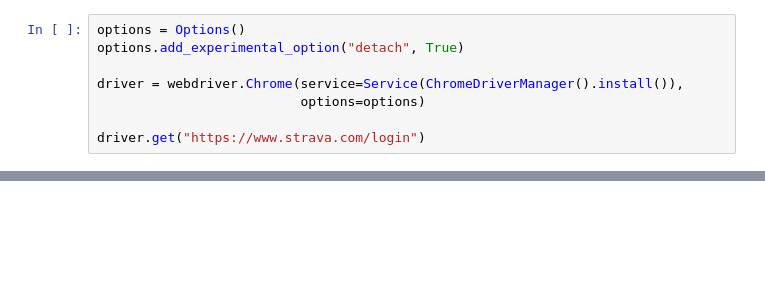
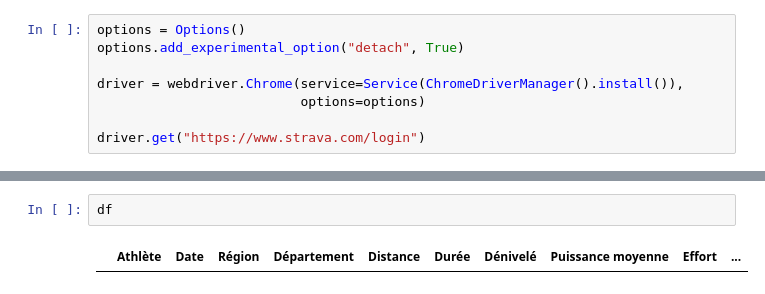
Before and after one commit to ArtusDLV/Webscrapping-Projet, a Jupyter notebook: Scraping Strava - Artus Chapelain.ipynb, the cells around one changed output, grey strips where cells are left out. Cells and saved outputs as stored; diff of their text form; blank space fills up the shorter version.

```diff
--- a/Scraping Strava - Artus Chapelain.ipynb
+++ b/Scraping Strava - Artus Chapelain.ipynb
@@ -85,0 +398,4 @@ On obtient la liste des distances qu'a parcouru l'athlète dans le mois
+# %%
+df
+# %% [output]
+|  | Athlète | Date | Région | Département | Distance | Durée | Dénivelé | Puissance moyenne | Effort | ... |
```
Also changed, not shown: parts of 28 cells of this notebook, 26 other files.
